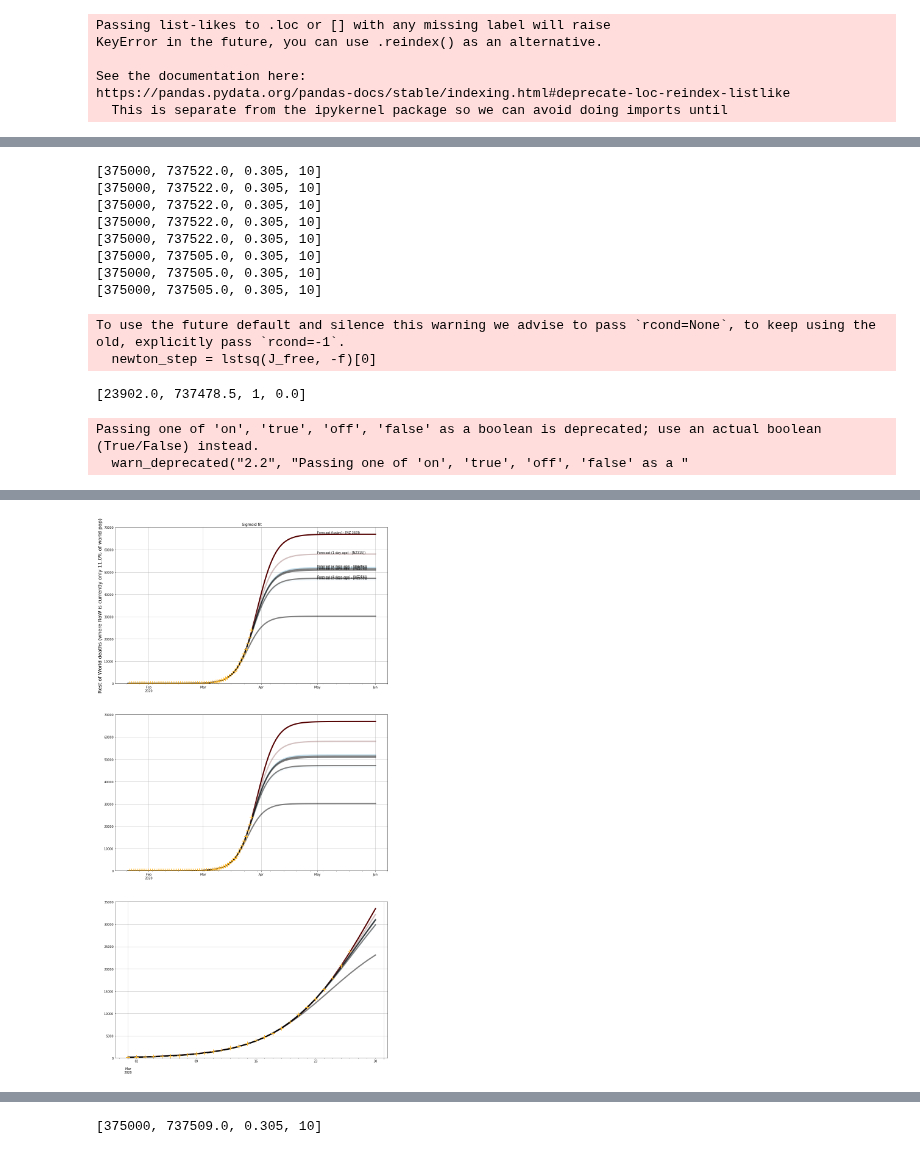
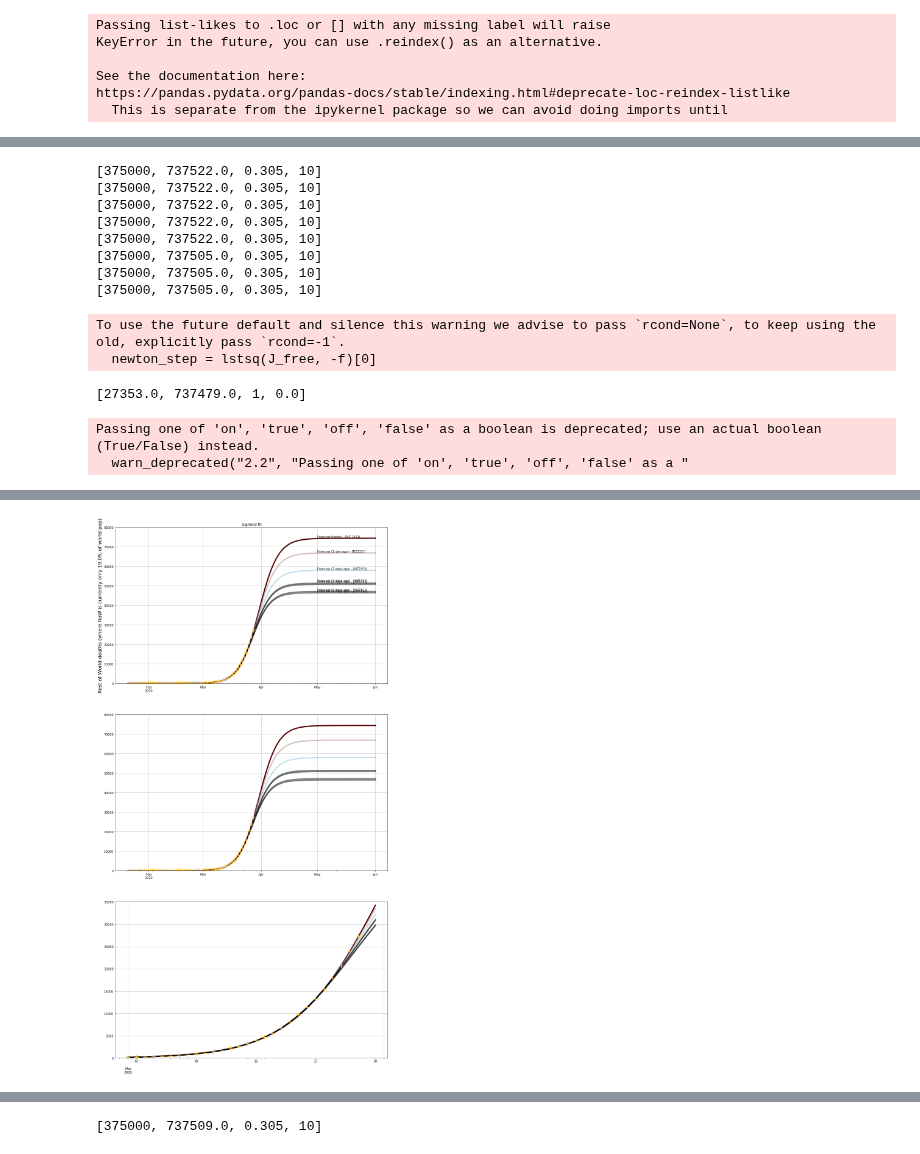
Before and after one commit to djhume/COVID-19, a Jupyter notebook: COVID-19.ipynb, the cells around one changed output, grey strips where cells are left out. Cells and saved outputs as stored; diff of their text form; code cells hidden in the pictures.

```diff
--- a/COVID-19.ipynb
+++ b/COVID-19.ipynb
@@ -262,8 +270,12 @@ Passing one of 'on', 'true', 'off', 'false' as a boolean is deprecated; use an a
 # %%
 Cur_total_deaths = RoW_D2.tail(1).T.sort_values(by=RoW_D2.tail(1).T.columns[0])
 death_lim = 100
-RoW_lim = RoW_D3.loc[:, RoW_D3.iloc[-1,:] >= death_lim]
-RoW_lim['Others < ' + str(death_lim)] = RoW_D3.loc[:, RoW_D3.iloc[-1,:] < death_lim].sum(axis=1)
+RoW_lim = RoW_D2.loc[:, RoW_D2.iloc[-1,:] >= death_lim]
+
+pop_total_with_more_than_100_deaths = pop[RoW_lim.columns].sum()
+pop_pc = 100*pop_total_with_more_than_100_deaths/pop.sum()
+
+RoW_lim['Others < ' + str(death_lim)] = RoW_D2.loc[:, RoW_D2.iloc[-1,:] < death_lim].sum(axis=1)
 RoW_lim.columns = RoW_lim.iloc[-1,:].reset_index().apply(lambda x: x[0] + '[' + str(int(x[1])) + ']', axis=1)
 RoW_lim = RoW_lim[RoW_lim.iloc[-1, :].sort_values().index]
 
@@ -403,7 +415,7 @@ fsn5.index = pd.to_datetime(fsn5.index)
 fsn6.index = pd.to_datetime(fsn6.index)
 fsn7.index = pd.to_datetime(fsn7.index)
 
-fs.plot(ax=ax, lw=4)
+fs.plot(ax=ax, lw=4, )
 fsn1.plot(ax=ax, lw=4, alpha=0.5)
 fsn2.plot(ax=ax, lw=4, alpha=0.25)
 fsn3.plot(ax=ax, lw=4, alpha=0.125)
@@ -416,7 +428,7 @@ fs_r = fit_sigmoid(RoW_D).Reported
 fs_r.index = pd.to_datetime(fs_r.index)
 fs_r.plot(ax=ax, marker="+", lw=0, ms=14, mew=2)
 grid('on')
-ylim([0, 70000])
+ylim([0, 80000])
 ax2 = fig.add_subplot(312)
 (fs*1).plot(ax=ax2, lw=4)
 fsn1.plot(ax=ax2, lw=4, alpha=0.5)
@@ -429,7 +441,7 @@ fsn7.plot(ax=ax2, lw=4, alpha=0.5, color='k')
 
 (fs_r*1).plot(ax=ax2, marker="+", lw=0, ms=14, mew=2)
 grid('on')
-ylim([0, 70000])
+ylim([0, 80000])
 
 ax3 = fig.add_subplot(313)
 fs["2020/3/1": "2020/3/30"].plot(ax=ax3, lw=4)
@@ -447,7 +459,6 @@ ylim([0, 35000])
 x_date = datetime(2020,5,1)
 y_shift=300
 
-pop_pc = 100*pop_total_with_more_than_100_deaths/pop.sum()
 
 ax.set_ylabel('Rest of World deaths (where RoW is currently only ' + str(pop_pc.round()) + '% of world pop)', fontsize=16)
 
@@ -480,6 +491,6 @@ ax.text(x_date, fsn6.tail(1).values+y_shift, 'Forecast (6 days ago) - [NZ' + str
 [375000, 737505.0, 0.305, 10]
 To use the future default and silence this warning we advise to pass `rcond=None`, to keep using the old, explicitly pass `rcond=-1`.
   newton_step = lstsq(J_free, -f)[0]
-[23902.0, 737478.5, 1, 0.0]
+[27353.0, 737479.0, 1, 0.0]
 Passing one of 'on', 'true', 'off', 'false' as a boolean is deprecated; use an actual boolean (True/False) instead.
   warn_deprecated("2.2", "Passing one of 'on', 'true', 'off', 'false' as a "
@@ -487,4 +498,4 @@ Text(2020-05-01 00:00:00, [51181.26187423], 'Forecast (6 days ago) - [NZ276])')
-[figure, old version]
+[figure, new version]
 # %%
 pop_total_with_more_than_100_deaths
 # %% [output]
```
Also changed, not shown: parts of 40 cells of this notebook.
